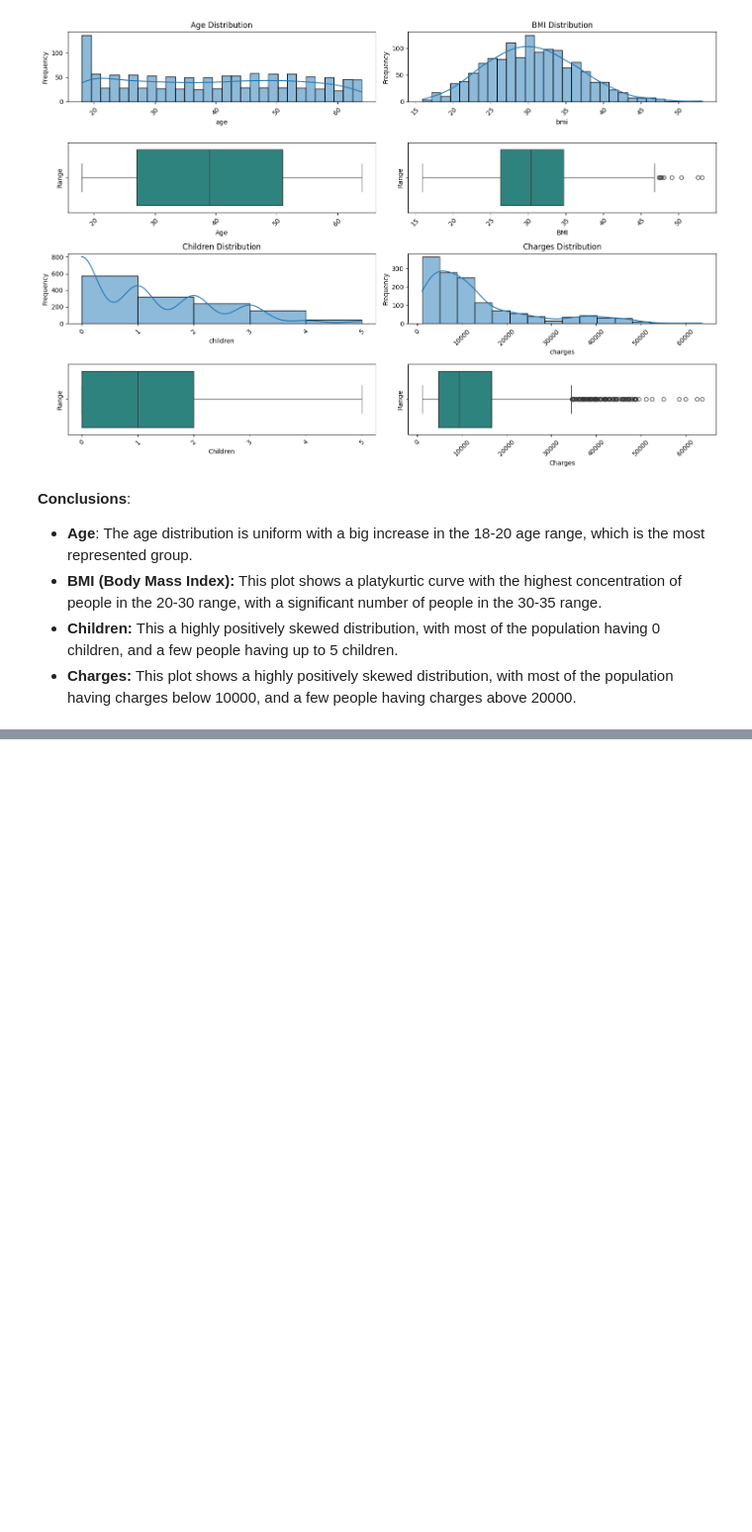
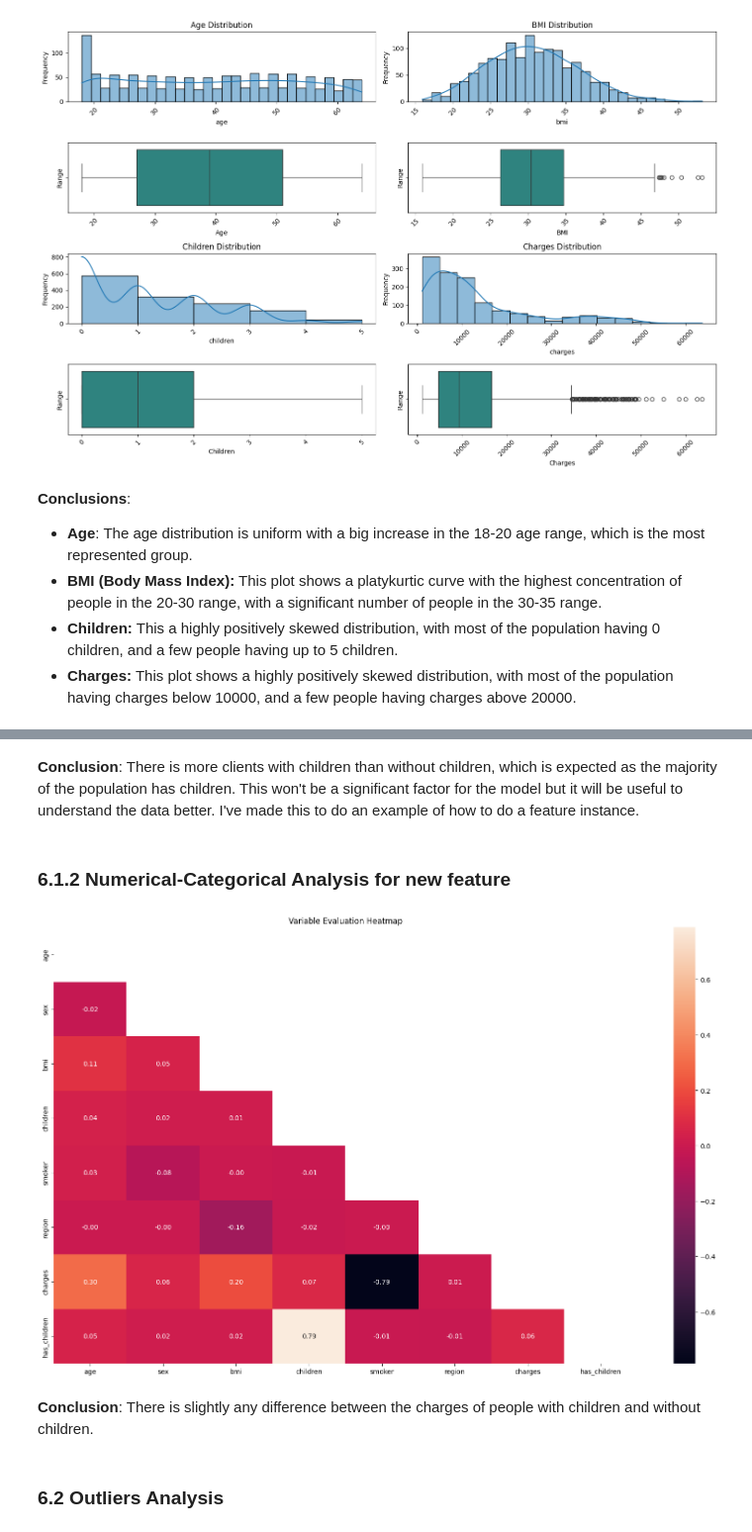
Before and after one commit to 4GeeksAcademy/danielpaez-dev-linear-regression, a Jupyter notebook: src/explore.ipynb, the cells around one changed output, grey strips where cells are left out. Shown at 99% size. Cells and saved outputs as stored; diff of their text form; code cells hidden in the pictures; blank space fills up the shorter version.

```diff
--- a/src/explore.ipynb
+++ b/src/explore.ipynb
@@ -259,0 +326,18 @@ plt.show()
+# %% [markdown]
+**Conclusion**: There is more clients with children than without children, which is expected as the majority of the population has children. This won't be a significant factor for the model but it will be useful to understand the data better.
+I've made this to do an example of how to do a feature instance.
+# %% [markdown]
+### 6.1.2 Numerical-Categorical Analysis for new feature <a id='c6-1-2'></a>
+# %%
+plt.figure(figsize=(16,10))
+columns = total_data_factorized.columns
+sns.heatmap(total_data_factorized[columns].corr(), annot = True, fmt = ".2f", mask=np.triu(total_data_factorized[columns].corr()))
+plt.title('Variable Evaluation Heatmap')
+plt.tight_layout()
+plt.show()
+# %% [output]
+[figure, added]
+# %% [markdown]
+**Conclusion**: There is slightly any difference between the charges of people with children and without children.
+# %% [markdown]
+### 6.2 Outliers Analysis <a id='c6-2'></a>
```
Also changed, not shown: parts of 25 cells of this notebook, 11 other files.
